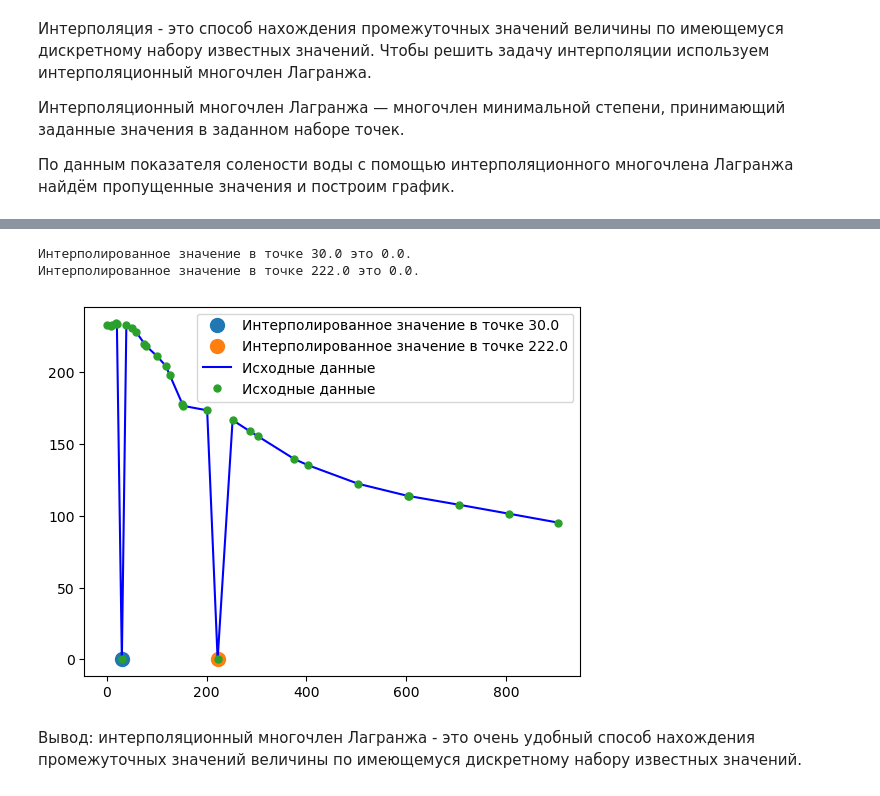
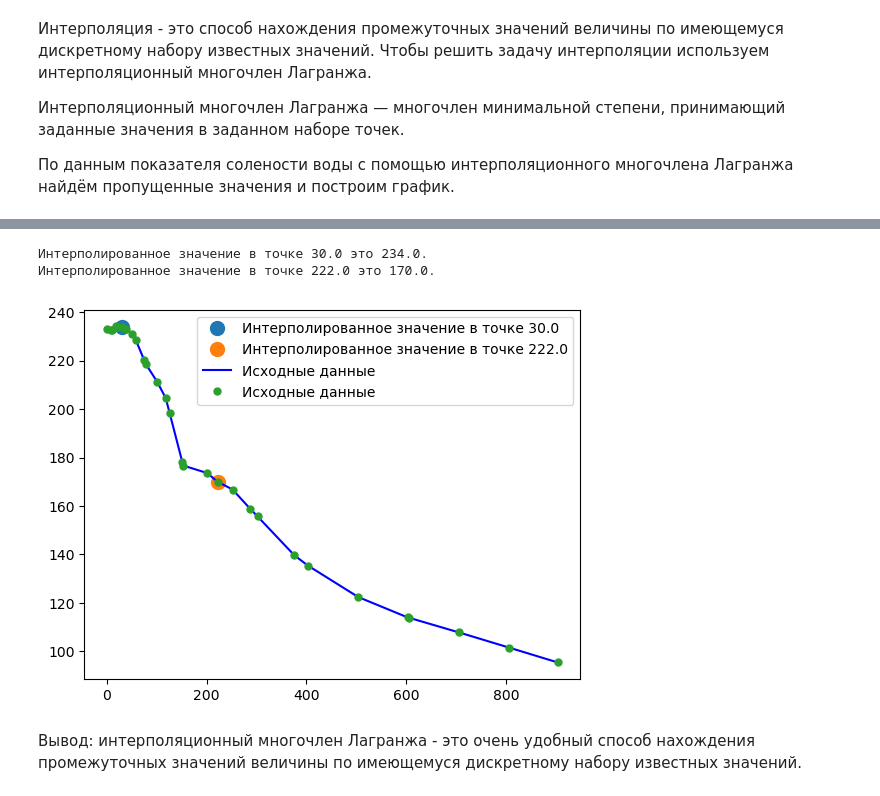
Before and after one commit to DaryaKorel/MSU-2023, a Jupyter notebook: Курсовая.ipynb, the cells around one changed output, grey strips where cells are left out. Cells and saved outputs as stored; diff of their text form; code cells hidden in the pictures.

```diff
--- a/Курсовая.ipynb
+++ b/Курсовая.ipynb
@@ -64,37 +64,38 @@ print(file2)
 import numpy as np
 import pandas as pd
 import matplotlib.pyplot as plt
 
 file2 = pd.read_excel('https://raw.githubusercontent.com/DaryaKorel/MSU-2023/main/Lagrange.xlsx')
 
 C = np.copy(file2)
 x = np.float64([i[1] for i in C])
 y = np.float64([i[0] for i in C])
 
 n = len(x)
 
 def lagrange(xp, yp):
     j = 0
     i0 = 0
     l = 1
     while (j < n):
         if i0 != j:
             l = l * (xp - x[j])/(x[i0] - x[j])
         j = j + 1
     return l * y[i0]
 
-for i in range(n):
-    if y[i] == 0:
+for i in range(1, n - 1):
+    if str(y[i]) == 'nan':
+        y[i] = round((y[i - 1] + y[i + 1]) / 2)
         y = y + lagrange(x[i], y[i])
         print('Интерполированное значение в точке %.1f это %.1f.' % (x[i], y[i]))
         f = plt.plot(x[i], y[i], 'o', label = 'Интерполированное значение в точке ' + str(x[i]), markersize=10)
 
 f = plt.plot(x, y, 'b', x, y, 'o', label = 'Исходные данные', markersize=5)
 f = plt.legend()
 plt.show()
 # %% [output]
-Интерполированное значение в точке 30.0 это 0.0.
-Интерполированное значение в точке 222.0 это 0.0.
+Интерполированное значение в точке 30.0 это 234.0.
+Интерполированное значение в точке 222.0 это 170.0.
-[figure, old version]
+[figure, new version]
 # %% [markdown]
 Вывод: интерполяционный многочлен Лагранжа - это очень удобный способ нахождения промежуточных значений величины по имеющемуся дискретному набору известных значений.
```
Also changed, not shown: parts of 1 cell of this notebook.
